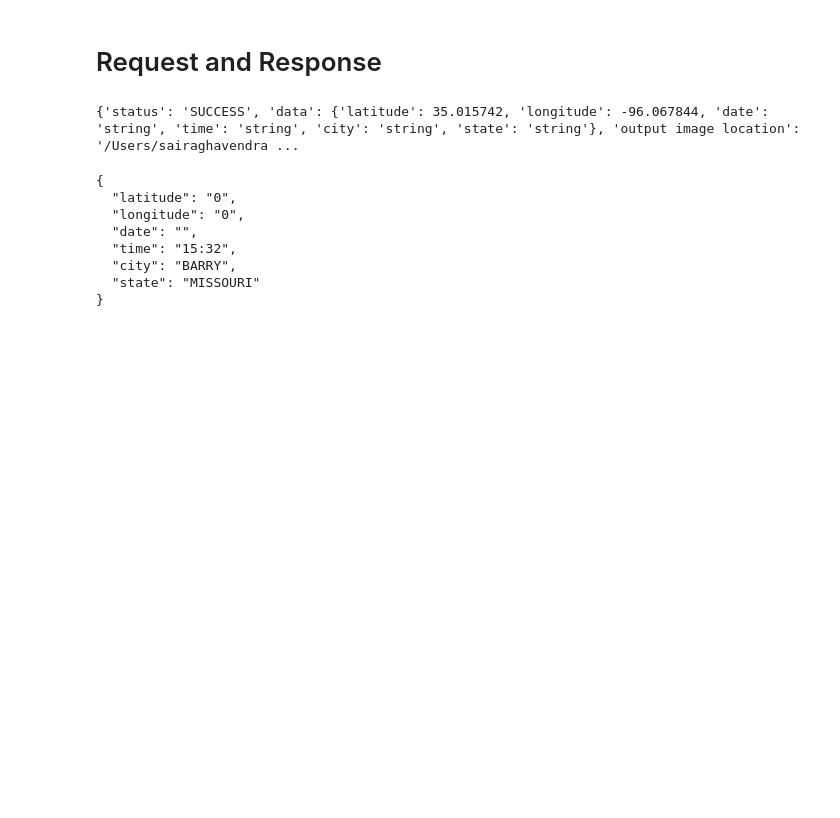
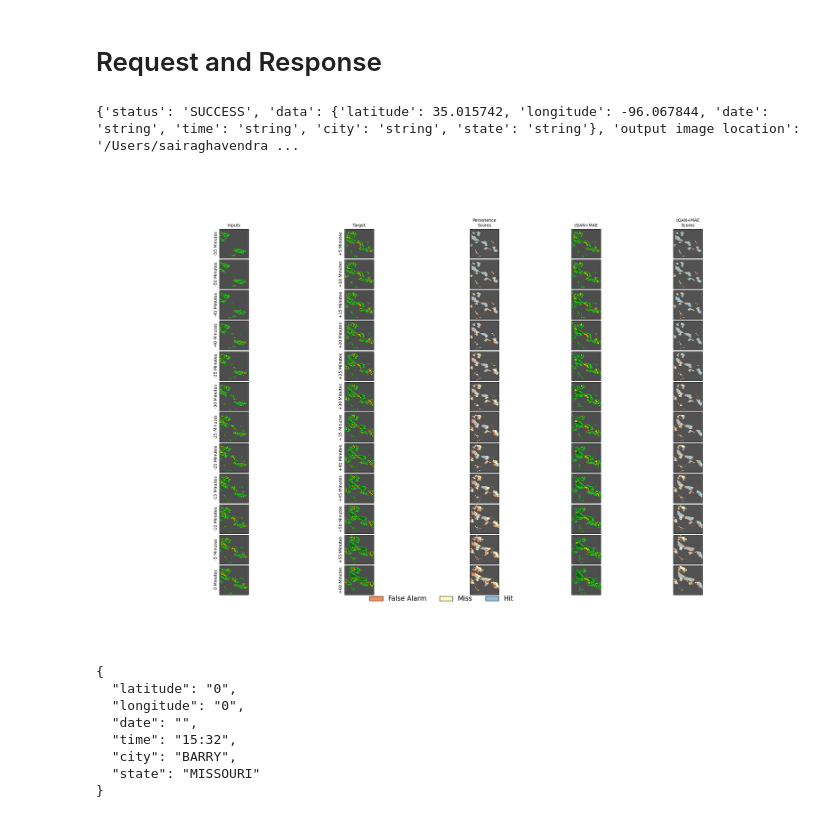
Before and after one commit to shikashyam/BigDataSystemsCoursework, a Jupyter notebook: Assignment3/notebooks/Illustrating_use_of_API_for_Nowcasting.ipynb, the cells around one changed output. Saved outputs shown, nothing was run; the diff lists cells and outputs as text; code cells hidden in the pictures; blank space fills up the shorter version.

```diff
--- a/Assignment3/notebooks/Illustrating_use_of_API_for_Nowcasting.ipynb
+++ b/Assignment3/notebooks/Illustrating_use_of_API_for_Nowcasting.ipynb
@@ -51,6 +50,11 @@ resp = requests.post(url, json=config)
 print(resp.json())
 # %% [output]
 {'status': 'SUCCESS', 'data': {'latitude': 35.015742, 'longitude': -96.067844, 'date': 'string', 'time': 'string', 'city': 'string', 'state': 'string'}, 'output image location': '/Users/sairaghavendra ...
+# %%
+path="/Users/sairaghavendraviravalli/Desktop/Projects/neurips-2020-sevir-master-3/src/data/sample.png"
+display(Image.open(path))
+# %% [output]
+[figure, added]
 # %%
 y={"latitude":NaN,"longitude":NaN,"date":"","time":"15:32","city":"BARRY","state":"MISSOURI"}
 config.update(y)
```
Also changed, not shown: parts of 3 cells of this notebook, 4 other files.
